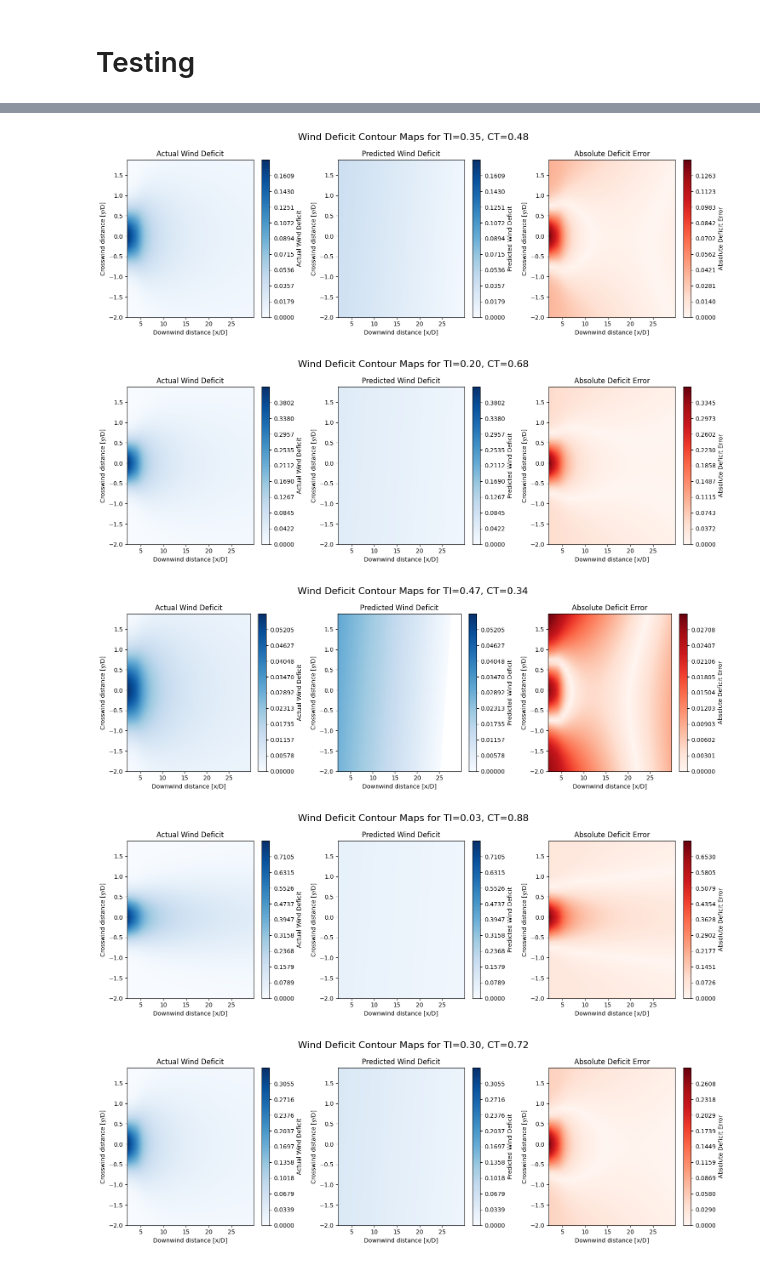
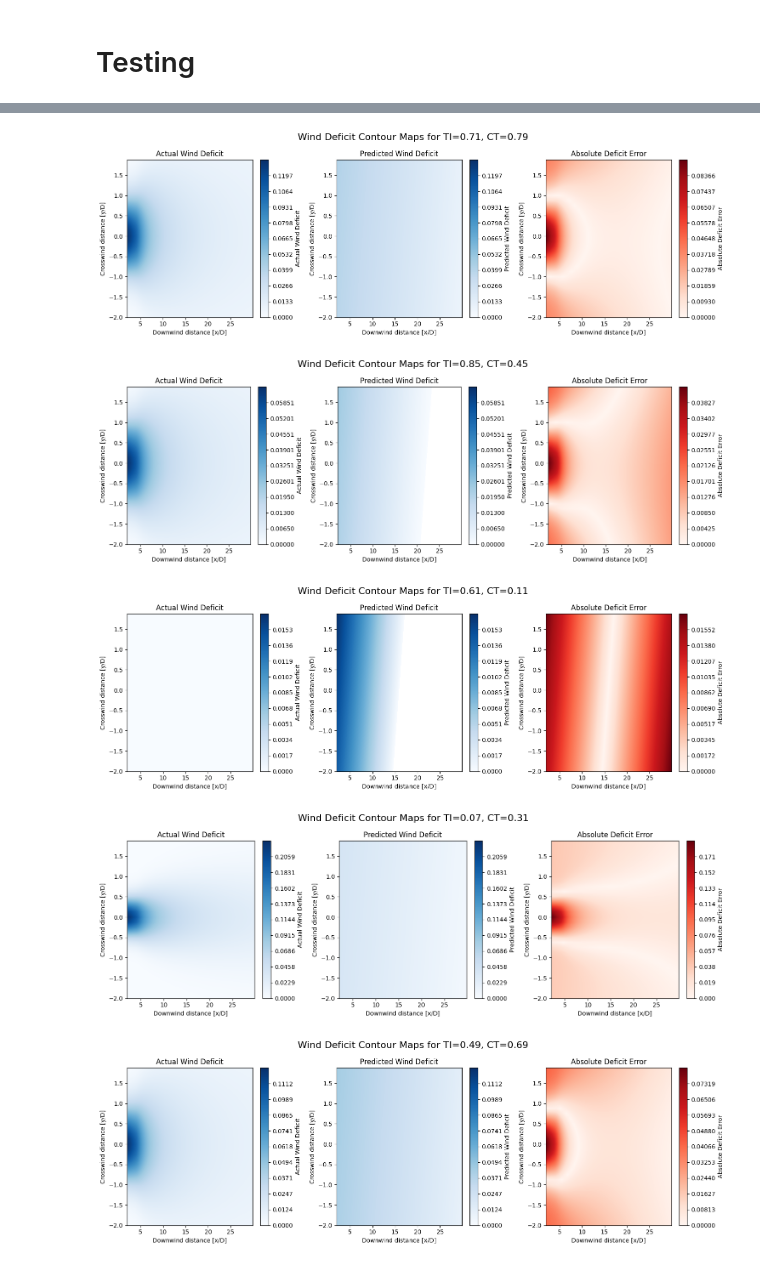
Before and after one commit to NiccoloMorabito/Ainslie-surrogate, a Jupyter notebook: learning_univariate_LR.ipynb, the cells around one changed output, grey strips where cells are left out. Drawn from its saved outputs; the diff is of its cells as text; code cells hidden in the pictures.

Commit message:
Results with interpolation on univariate LR (training reduction factors=4)

```diff
--- a/learning_univariate_LR.ipynb
+++ b/learning_univariate_LR.ipynb
@@ -21,7 +22,7 @@ CONSIDER_WS = False
 COORDS_AS_INPUT = True #univariate
 # %%
 valid_dataset = None
-train_dataset, test_dataset = get_wake_datasets(DATA_FOLDER,
+train_dataset, valid_dataset, test_dataset = get_wake_datasets(DATA_FOLDER,
                                                 consider_ws=CONSIDER_WS,
                                                 coords_as_input=COORDS_AS_INPUT,
                                                 #train_perc=0.7,
@@ -51,5 +57,5 @@ LinearRegression()
 # %%
 test_sklearn_model(model, test_x, test_y,
                    model_description=MODEL_NAME+"_"+FACTORS_FOLDER,
-                   save_results=False)
+                   save_results=True)
 # %% [output]
@@ -63,7 +70,11 @@ mean_absolute_percentage_error=718565277696.0
 # %%
+num_cells = test_dataset.num_cells
+num_fields = len(test_dataset)//num_cells
+field_indices = list(range(num_fields))
+random.shuffle(field_indices)
+
 with torch.no_grad():
-    for idx in range(len(test_dataset)):
-        ti, ct, ws, wake_field, predicted_wake_field = test_dataset.get_parameters_for_plotting_univariate(model, idx)
-
+    for field_idx in field_indices[:10]:
+        ti, ct, ws, wake_field, predicted_wake_field = test_dataset.get_parameters_for_plotting_univariate(model, field_idx)
         plotting.plot_maps(test_dataset.X_grid, test_dataset.Y_grid, wake_field, predicted_wake_field, ti, ct, ws, error_to_plot='absolute')
 # %% [output]
@@ -73,5 +84,5 @@ with torch.no_grad():
-[figure, old version]
+[figure, new version]
-[figure, old version]
+[figure, new version]
-[figure, old version]
+[figure, new version]
-[figure, old version]
+[figure, new version]
-[figure, old version]
+[figure, new version]
```
Also changed, not shown: parts of 4 cells of this notebook, 1 other file.
